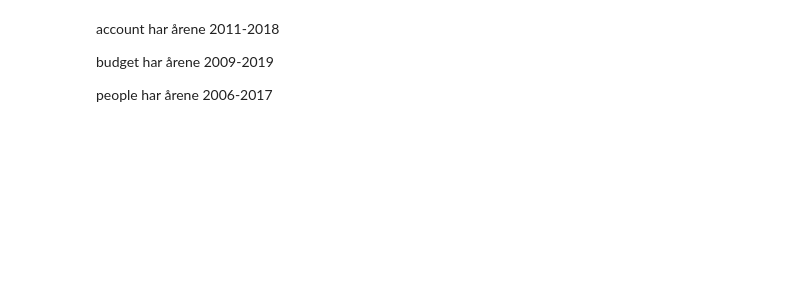
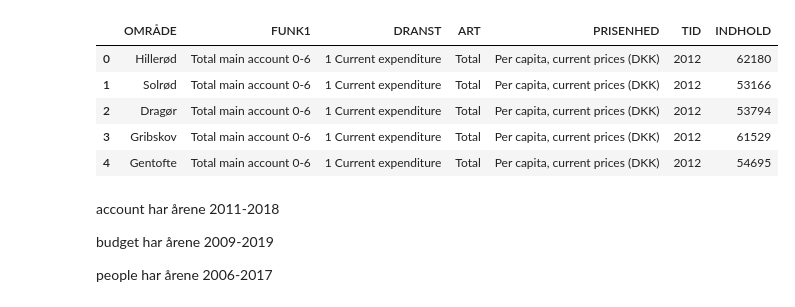
Before and after one commit to s-corfixen/projects-2019-snake-on-3310, a Jupyter notebook: Project/ny project.ipynb, the cells around one changed output. Cells and saved outputs as stored; diff of their text form; code cells hidden in the pictures; blank space fills up the shorter version.

```diff
--- a/Project/ny project.ipynb
+++ b/Project/ny project.ipynb
@@ -17,7 +13,16 @@ import tkinter as tk
 # %%
 account = Dst.get_data(table_id = "REGK11", variables = {"OMRÅDE": ["*"], "FUNK1": ["X"], "DRANST": ["1"], "ART": ["TOT"], "PRISENHED": ["INDL"], "Tid": ["*"]})
 budget = Dst.get_data(table_id = "BUDK1", variables = {"REGI07A": ["*"], "FUNK1": ["X"], "DRANST": ["1"], "ART": ["TOT"], "PRISENHED": ["INDL"], "Tid": ["*"]})
 people = Dst.get_data(table_id = "INDAMP01", variables = {"OMRÅDE": ["*"], "KØN": ["TOT"], "ALDER": ["TOT"], "PERSG": ["IALT"], "Tid": ["*"], "BNØGLE": ["PER"]})
+
+account.head()
+# %% [output]
+|  | OMRÅDE | FUNK1 | DRANST | ART | PRISENHED | TID | INDHOLD |
+| 0 | Hillerød | Total main account 0-6 | 1 Current expenditure | Total | Per capita, current prices (DKK) | 2012 | 62180 |
+| 1 | Solrød | Total main account 0-6 | 1 Current expenditure | Total | Per capita, current prices (DKK) | 2012 | 53166 |
+| 2 | Dragør | Total main account 0-6 | 1 Current expenditure | Total | Per capita, current prices (DKK) | 2012 | 53794 |
+| 3 | Gribskov | Total main account 0-6 | 1 Current expenditure | Total | Per capita, current prices (DKK) | 2012 | 61529 |
+| 4 | Gentofte | Total main account 0-6 | 1 Current expenditure | Total | Per capita, current prices (DKK) | 2012 | 54695 |
 # %% [markdown]
 account har årene 2011-2018
 
```
Also changed, not shown: parts of 12 cells of this notebook, 2 other files.
